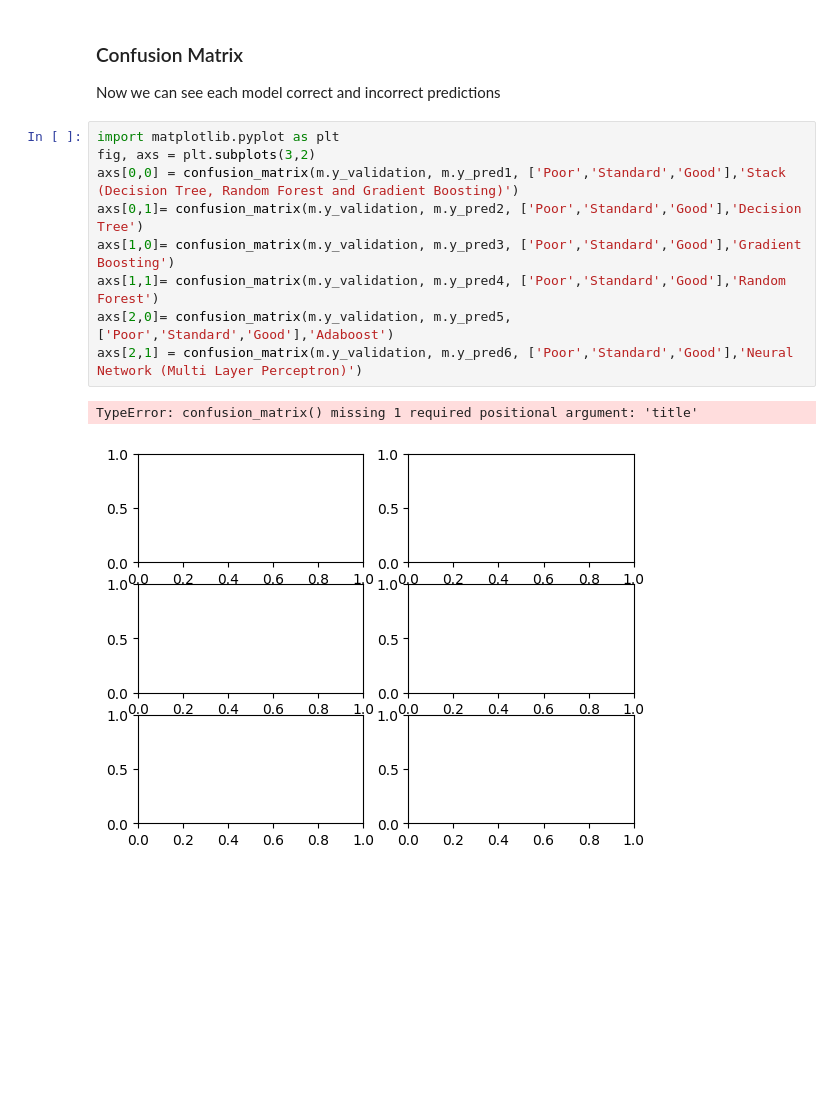
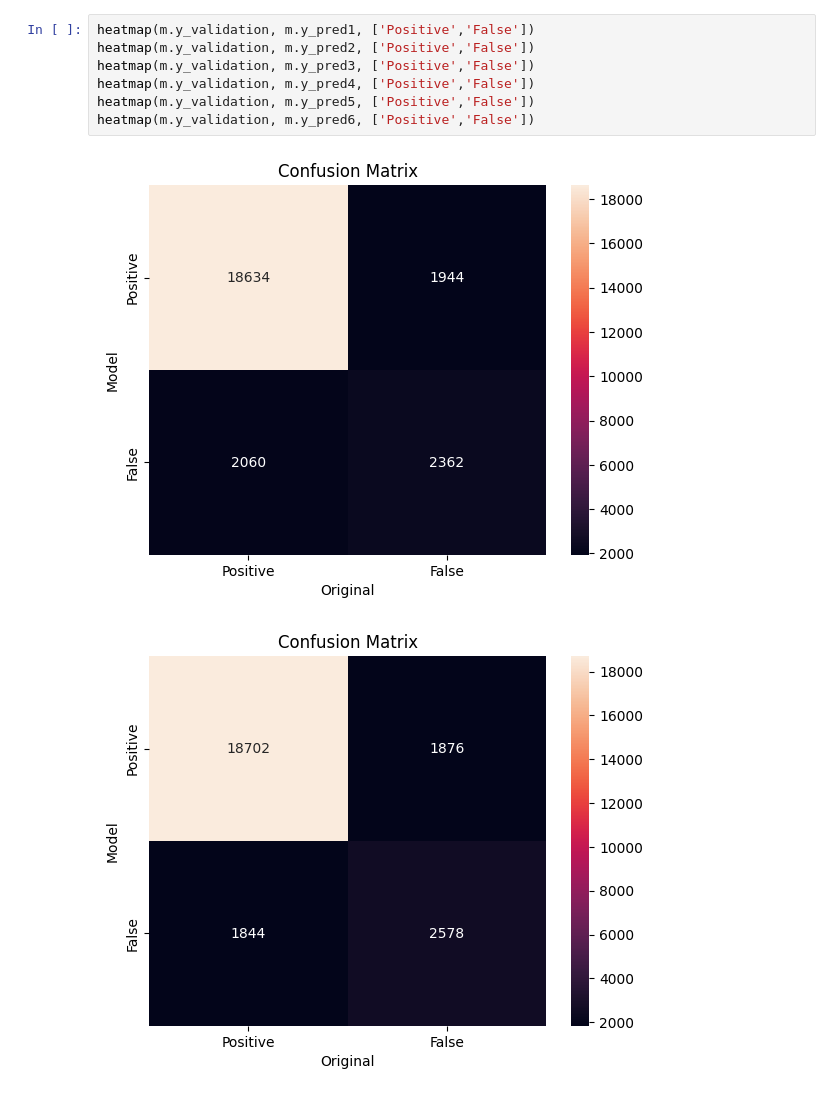
Before and after one commit to EmilianoMena01/Project2_ClassifierModel, a Jupyter notebook: project.ipynb, the cells around one changed output. Saved outputs shown, nothing was run; the diff lists cells and outputs as text; blank space fills up the shorter version.

```diff
--- a/project.ipynb
+++ b/project.ipynb
@@ -74,15 +156,10 @@ m.metrics
-# %% [markdown]
-<h3 align=left> Confusion Matrix </h3>
-<p align=justify> Now we can see each model correct and incorrect predictions </p>
-# %%
-import matplotlib.pyplot as plt
-fig, axs = plt.subplots(3,2)
-axs[0,0] = confusion_matrix(m.y_validation, m.y_pred1, ['Poor','Standard','Good'],'Stack (Decision Tree, Random Forest and Gradient Boosting)')
-axs[0,1]= confusion_matrix(m.y_validation, m.y_pred2, ['Poor','Standard','Good'],'Decision Tree')
-axs[1,0]= confusion_matrix(m.y_validation, m.y_pred3, ['Poor','Standard','Good'],'Gradient Boosting')
-axs[1,1]= confusion_matrix(m.y_validation, m.y_pred4, ['Poor','Standard','Good'],'Random Forest')
-axs[2,0]= confusion_matrix(m.y_validation, m.y_pred5, ['Poor','Standard','Good'],'Adaboost')
-axs[2,1] = confusion_matrix(m.y_validation, m.y_pred6, ['Poor','Standard','Good'],'Neural Network (Multi Layer Perceptron)')
-# %% [output]
-TypeError: confusion_matrix() missing 1 required positional argument: 'title'
-[figure, removed]
+# %%
+heatmap(m.y_validation, m.y_pred1, ['Positive','False'])
+heatmap(m.y_validation, m.y_pred2, ['Positive','False'])
+heatmap(m.y_validation, m.y_pred3, ['Positive','False'])
+heatmap(m.y_validation, m.y_pred4, ['Positive','False'])
+heatmap(m.y_validation, m.y_pred5, ['Positive','False'])
+heatmap(m.y_validation, m.y_pred6, ['Positive','False'])
+# %% [output]
+[figure, added]
+[figure, added]
```
Also changed, not shown: parts of 16 cells of this notebook, 4 other files.
